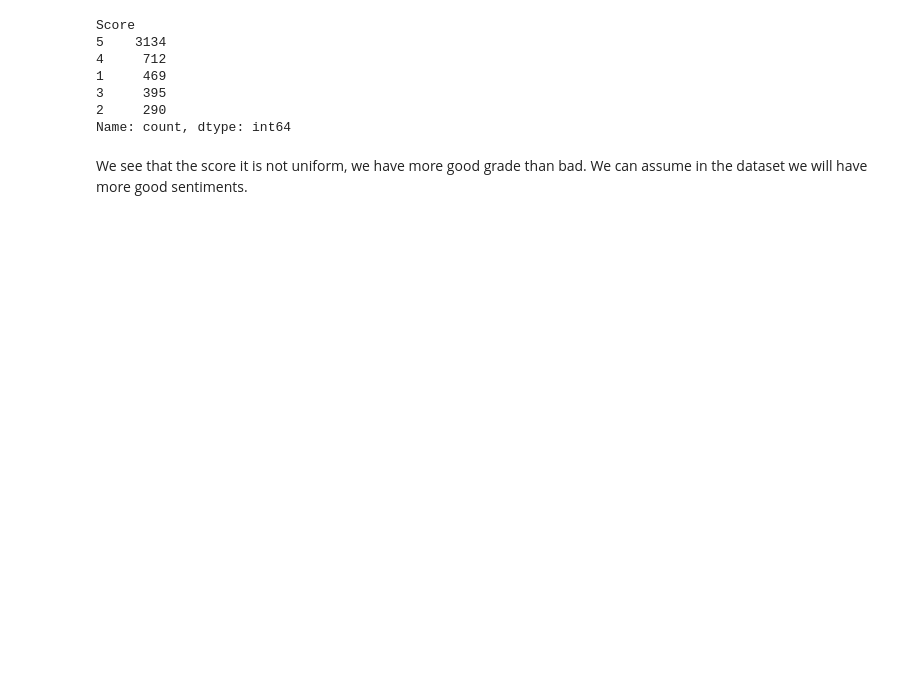
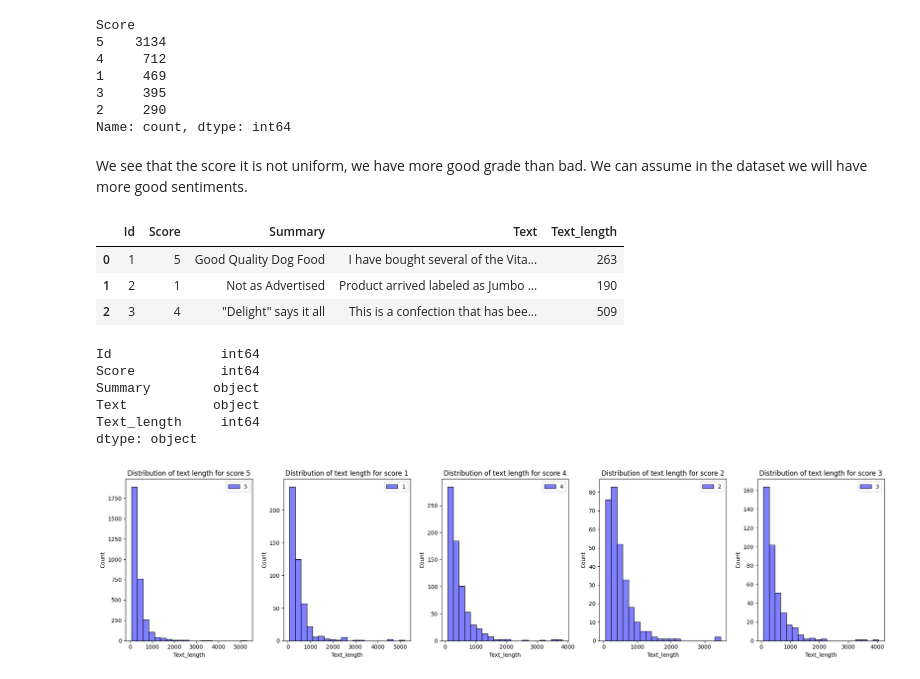
Before and after one commit to Dudul-99/Data-Science, a Jupyter notebook: NLP/model_dev.ipynb, the cells around one changed output. Drawn from its saved outputs; the diff is of its cells as text; code cells hidden in the pictures; blank space fills up the shorter version.

```diff
--- a/NLP/model_dev.ipynb
+++ b/NLP/model_dev.ipynb
@@ -92,3 +108,34 @@ Score
 Name: count, dtype: int64
 # %% [markdown]
 We see that the score it is not uniform, we have more good grade than bad. We can assume in the dataset we will have more good sentiments.
+# %%
+# let's create a new column containing the length of the text
+df['Text_length']=df['Text'].apply(len)
+df.head(3)
+# %% [output]
+|  | Id | Score | Summary | Text | Text_length |
+| 0 | 1 | 5 | Good Quality Dog Food | I have bought several of the Vita... | 263 |
+| 1 | 2 | 1 | Not as Advertised | Product arrived labeled as Jumbo ... | 190 |
+| 2 | 3 | 4 | "Delight" says it all | This is a confection that has bee... | 509 |
+# %%
+df.dtypes
+# %% [output]
+Id              int64
+Score           int64
+Summary        object
+Text           object
+Text_length     int64
+dtype: object
+# %%
+# Distribution of text length by score
+fig, ax = plt.subplots(1, 5, figsize=(20, 5))
+
+for i, score in enumerate(df['Score'].unique()):
+    sns.histplot(df[df['Score']==score]['Text_length'], bins=20, color='blue', label=score, alpha=0.5, ax=ax[i])
+    ax[i].set_title(f'Distribution of text length for score {score}')
+    ax[i].legend()
+
+plt.tight_layout()
+plt.show()
+# %% [output]
+[figure, added]
```
Also changed, not shown: parts of 11 cells of this notebook.
